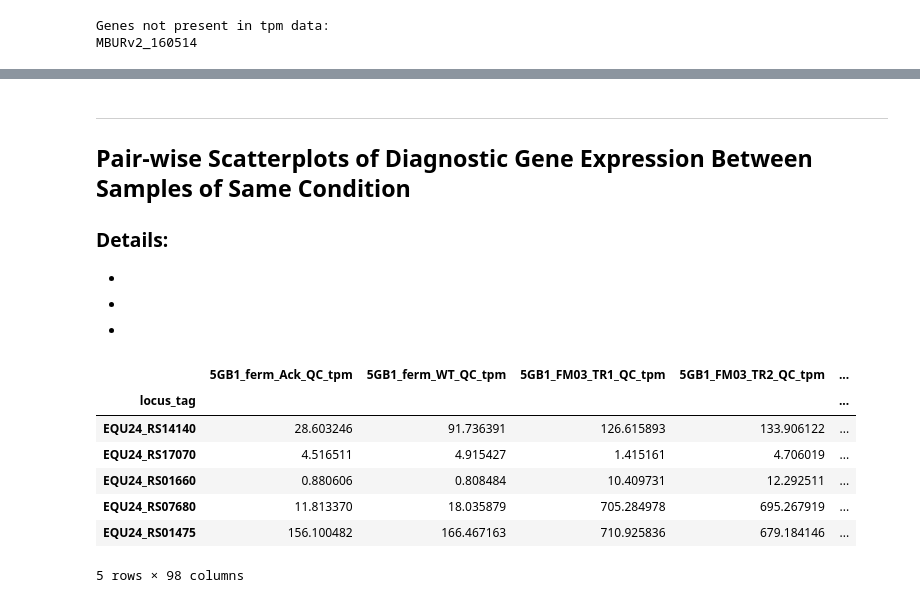
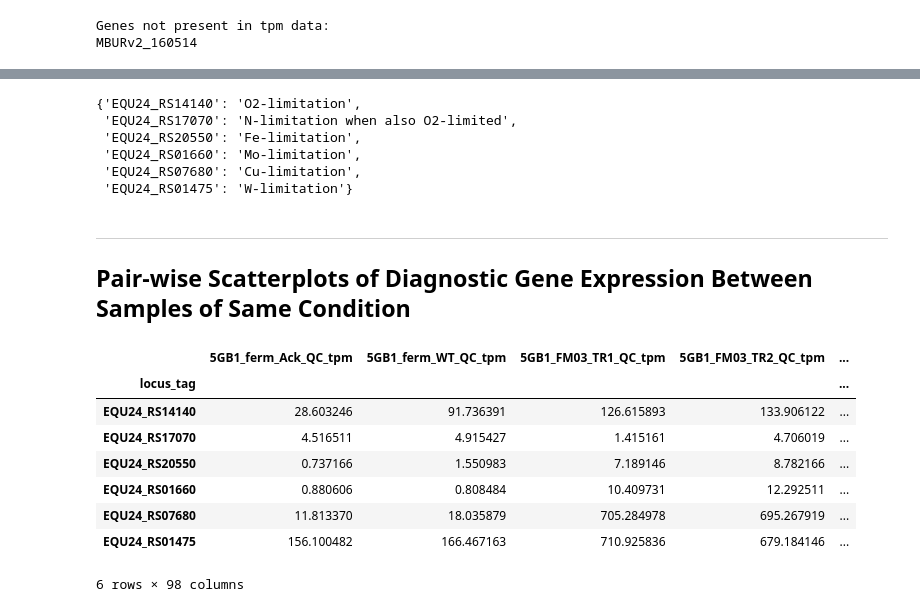
Before and after one commit to vsk-1167/research-5G-transcriptomic-exploration, a Jupyter notebook: diagnostic_gene_analysis.ipynb, the cells around one changed output, grey strips where cells are left out. Cells and saved outputs as stored; diff of their text form; code cells hidden in the pictures.

Commit message:
Added additional exploration for diagnostic genes, namely cleaning up the plot legends and adding the next diagnostic gene to analysis

```diff
--- a/diagnostic_gene_analysis.ipynb
+++ b/diagnostic_gene_analysis.ipynb
@@ -125,0 +209,4 @@ df_clean_diagnostics
+# %%
+df_all_clean_diag = cp.deepcopy(df_diagnostics)
+df_all_clean_diag['Gene'] = df_all_clean_diag['Gene'].apply(lambda x: "EQU24_RS20550" if x == "MBURv2_160514" else x)
+df_all_clean_diag
@@ -126,23 +221,36 @@ df_clean_diagnostics
+# %%
+gene_to_diagnostic = {}
+
+for row_num, gene in enumerate(df_all_clean_diag['Gene']):
+    gene = df_all_clean_diag.loc[row_num, "Gene"]
+    diagnostic = df_all_clean_diag.loc[row_num, "Diagnostic for"]
+
+    gene_to_diagnostic[gene] = diagnostic
+
+gene_to_diagnostic
+# %% [output]
+{'EQU24_RS14140': 'O2-limitation',
+ 'EQU24_RS17070': 'N-limitation when also O2-limited',
+ 'EQU24_RS20550': 'Fe-limitation',
+ 'EQU24_RS01660': 'Mo-limitation',
+ 'EQU24_RS07680': 'Cu-limitation',
+ 'EQU24_RS01475': 'W-limitation'}
 # %% [markdown]
 ***
 
 ## Pair-wise Scatterplots of Diagnostic Gene Expression Between Samples of Same Condition
-
-### Details:
-*
-*
-*
 # %%
-df_all_samples_diag_genes = df_raw_tpm[df_clean_diagnostics['Gene']]
+df_all_samples_diag_genes = df_raw_tpm[df_all_clean_diag['Gene']]
 
 df_all_samples_diag_genes = df_all_samples_diag_genes.T
 df_all_samples_diag_genes
 # %% [output]
 |  | 5GB1_ferm_Ack_QC_tpm | 5GB1_ferm_WT_QC_tpm | 5GB1_FM03_TR1_QC_tpm | 5GB1_FM03_TR2_QC_tpm | ... |
 | locus_tag |  |  |  |  | ... |
 | EQU24_RS14140 | 28.603246 | 91.736391 | 126.615893 | 133.906122 | ... |
 | EQU24_RS17070 | 4.516511 | 4.915427 | 1.415161 | 4.706019 | ... |
+| EQU24_RS20550 | 0.737166 | 1.550983 | 7.189146 | 8.782166 | ... |
 | EQU24_RS01660 | 0.880606 | 0.808484 | 10.409731 | 12.292511 | ... |
 | EQU24_RS07680 | 11.813370 | 18.035879 | 705.284978 | 695.267919 | ... |
 | EQU24_RS01475 | 156.100482 | 166.467163 | 710.925836 | 679.184146 | ... |
-5 rows × 98 columns
+6 rows × 98 columns
```
Also changed, not shown: parts of 30 cells of this notebook, 19 other files.
